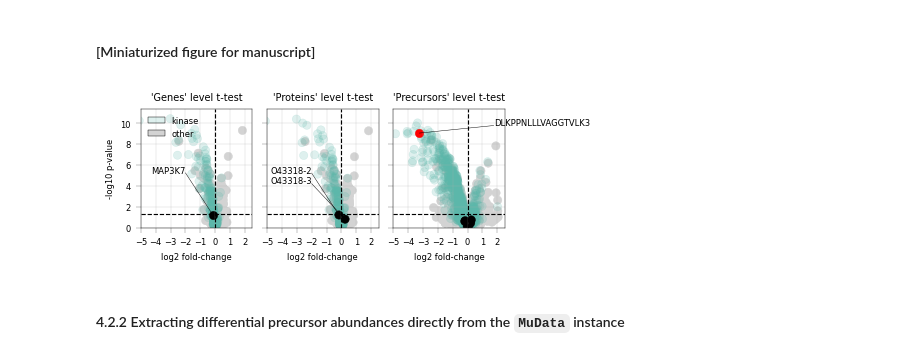
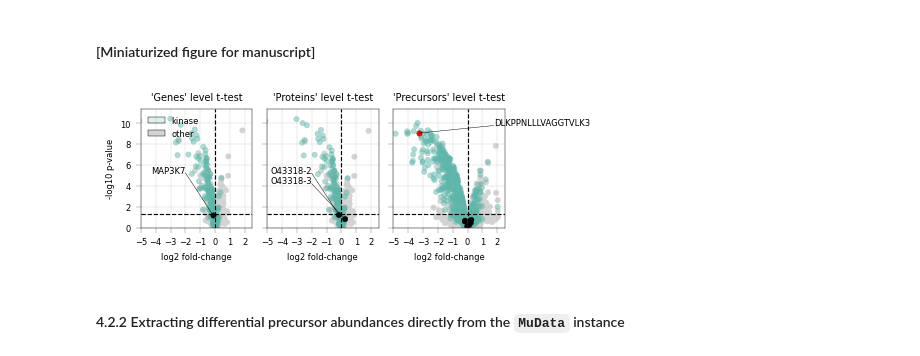
Before and after one commit to MannLabs/alphapepttools-manuscript, a Jupyter notebook: notebooks/main/pelsa/study_02_peptidomics_pelsa.ipynb, the cells around one changed output. Cells and saved outputs as stored; diff of their text form; code cells hidden in the pictures.

```diff
--- a/notebooks/main/pelsa/study_02_peptidomics_pelsa.ipynb
+++ b/notebooks/main/pelsa/study_02_peptidomics_pelsa.ipynb
@@ -275,13 +278,12 @@ Comparing groups: Stauro vs CTRL
 # %% [markdown]
 #### 3.3 Two-sample independent two-sided Empirical Bayes Moderated t-test
 # %%
-from alphapepttools.tl.diff_exp import ebayes_expanded
-
-ebayes_peptide_results = ebayes_expanded.diff_exp_ebayes(
+ebayes_peptide_results = apt.tl.diff_exp_ebayes(
     adata=adata_precursor,
     between_column="treatment",
     comparison=comparison,
-)[0]["Stauro_VS_CTRL"]
+)
+ebayes_peptide_results = ebayes_peptide_results[ebayes_peptide_results["condition_pair"] == "Stauro_VS_CTRL"]
 ebayes_peptide_results = ebayes_peptide_results.join(adata_precursor.var, how="left")
 # %% [markdown]
 #### 3.4 Tree-based differential quantification
@@ -893,13 +895,16 @@ diff_exp_results = {}
 for modality in ["genes", "proteins", "precursors"]:
 
     # Run empirical-Bayes moderated t-test on the modality; restrict to fully complete features (i.e. those that have at least 4 valid values in each group)
-    diff_exp_table = ebayes_expanded.diff_exp_ebayes(
+    diff_exp_table = apt.tl.diff_exp_ebayes(
         adata=mlink.mod[modality],  # extract modality AnnData directly from MuData object
         between_column="treatment",
         comparison=comparison,
         a_min_required=4,
         b_min_required=4,
-    )[0][f"{comparison[0]}_VS_{comparison[1]}"].join(mlink.mod[modality].var, how="left")
+    )
+    diff_exp_table = diff_exp_table[diff_exp_table["condition_pair"] == f"{comparison[0]}_VS_{comparison[1]}"].join(
+        mlink.mod[modality].var, how="left"
+    )
 
     # Set parent levels (including self) in differential expression tables
     diff_exp_table = diff_exp_table.rename_axis(modality).reset_index()
@@ -974,7 +979,7 @@ apt.pl.save_figure(
 fig, axm = apt.pl.create_figure(1, 3, figsize=(125/25.4, 45/25.4), subplots_kwargs={"sharey": True})
 
 color_dict = {
-    "kinase": apt.pl.BaseColors.get("green", alpha=0.2),
+    "kinase": apt.pl.BaseColors.get("green", alpha=0.5),
     "other": apt.pl.BaseColors.get("grey"),
     "selected": apt.pl.BaseColors.get("black"),
     "highlighted": "red",
@@ -1023,38 +1028,40 @@ for kinase in selected_kinases:
             y_padding_factor=2,
             x_thresholds=(0),
             xlims=(-5, 2.5),
+            # scatter kwargs for smaller dots
+            scatter_kwargs={"s": 15},
         )
 
         apt.pl.label_axes(
             ax=ax,
             xlabel="log2 fold-change",
             ylabel="-log10 p-value" if modality == "genes" else "",
             title=f"'{modality.capitalize()}' level t-test",
         )
 
         # Prettify x-labels to better granularity: steps of 1
         ax.set_xticks(np.arange(-5, 3, 1))
 
         if modality == "genes":
             apt.pl.add_legend_to_axes(
                 ax = ax,
                 levels = {
                     "kinase": apt.pl.BaseColors.get("green", alpha=0.2),
                     "other": apt.pl.BaseColors.get("grey"),
                 },
                 loc="upper left", frameon=False,
             )
 
 # save figure
 apt.pl.save_figure(
     fig=fig,  # Note that here we're using the whole figure to whose axes we added our plots
     filename="Literature_PELSA_Selected_Kinase_Volcanos_tiny.png",
     output_dir=figure_output_dir,
     transparent=True,
     dpi=300,
 )
 # %% [output]
-[figure, old version]
+[figure, new version]
 # %% [markdown]
 #### 4.2.2 Extracting differential precursor abundances directly from the `MuData` instance
 # %%
```
Also changed, not shown: parts of 2 cells of this notebook, 3 other files.
